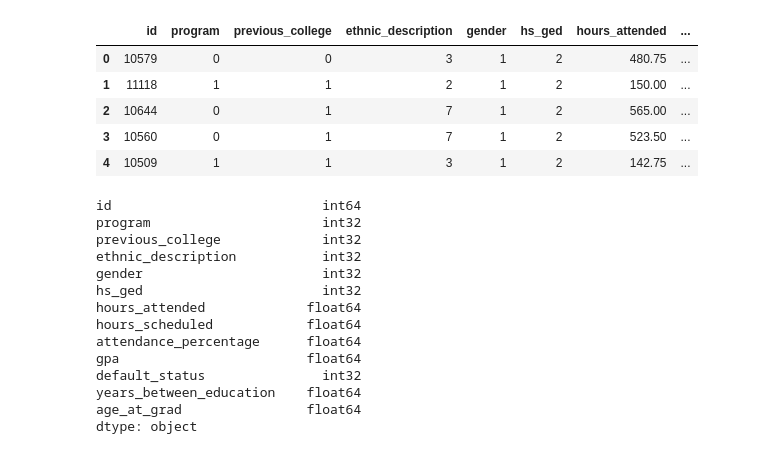
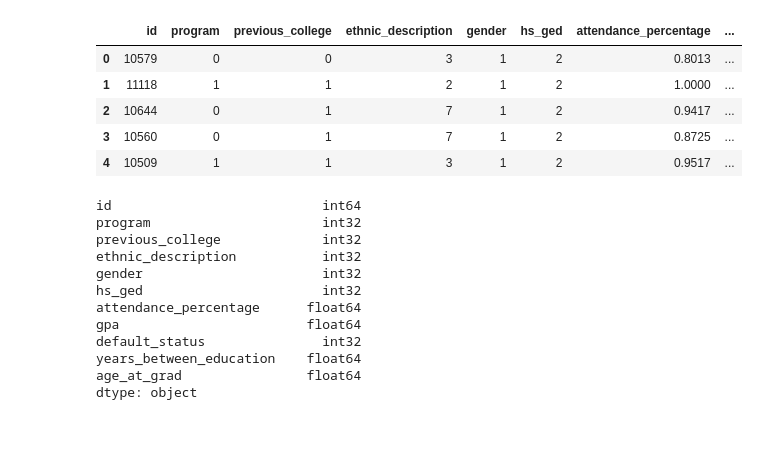
Before and after one commit to mkirsch2/tuition_status, a Jupyter notebook: resources/EDA.ipynb, the cells around one changed output. Cells and saved outputs as stored; diff of their text form; code cells hidden in the pictures.

```diff
--- a/resources/EDA.ipynb
+++ b/resources/EDA.ipynb
@@ -136,16 +131,16 @@ df2.head()
 | 3 | 10560 | 0 | 1 | 7 | 1 | 2019-12-12 | 2 | 2017-06-17 | ... |
 | 4 | 10509 | 1 | 1 | 3 | 1 | 2019-06-20 | 2 | 2008-06-29 | ... |
 # %%
-# Delete grad_date, hs_ged_grad_date, and date_of_birth columns.
-df3 = df2.drop(["grad_date", "hs_ged_grad_date", "date_of_birth"], axis = 1)
+# Drop grad_date, hs_ged_grad_date, date_of_birth, hours_attended, hours_scheduled columns.
+df3 = df2.drop(["grad_date", "hs_ged_grad_date", "date_of_birth", "hours_attended", "hours_scheduled"], axis = 1)
 df3.head()
 # %% [output]
-|  | id | program | previous_college | ethnic_description | gender | hs_ged | hours_attended | ... |
-| 0 | 10579 | 0 | 0 | 3 | 1 | 2 | 480.75 | ... |
-| 1 | 11118 | 1 | 1 | 2 | 1 | 2 | 150.00 | ... |
-| 2 | 10644 | 0 | 1 | 7 | 1 | 2 | 565.00 | ... |
-| 3 | 10560 | 0 | 1 | 7 | 1 | 2 | 523.50 | ... |
-| 4 | 10509 | 1 | 1 | 3 | 1 | 2 | 142.75 | ... |
+|  | id | program | previous_college | ethnic_description | gender | hs_ged | attendance_percentage | ... |
+| 0 | 10579 | 0 | 0 | 3 | 1 | 2 | 0.8013 | ... |
+| 1 | 11118 | 1 | 1 | 2 | 1 | 2 | 1.0000 | ... |
+| 2 | 10644 | 0 | 1 | 7 | 1 | 2 | 0.9417 | ... |
+| 3 | 10560 | 0 | 1 | 7 | 1 | 2 | 0.8725 | ... |
+| 4 | 10509 | 1 | 1 | 3 | 1 | 2 | 0.9517 | ... |
 # %%
 # Recheck data types.
 df3.dtypes
@@ -156,8 +151,6 @@ previous_college             int32
 ethnic_description           int32
 gender                       int32
 hs_ged                       int32
-hours_attended             float64
-hours_scheduled            float64
 attendance_percentage      float64
 gpa                        float64
 default_status               int32
```
Also changed, not shown: parts of 10 cells of this notebook, 7 other files.
